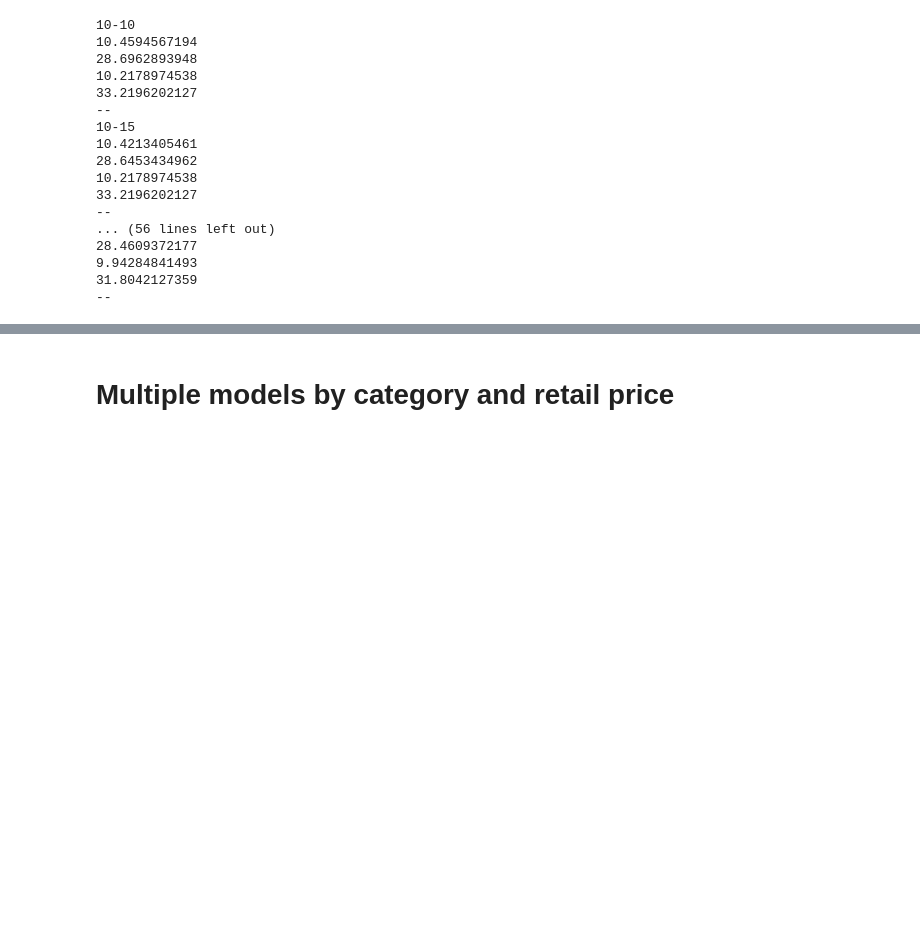
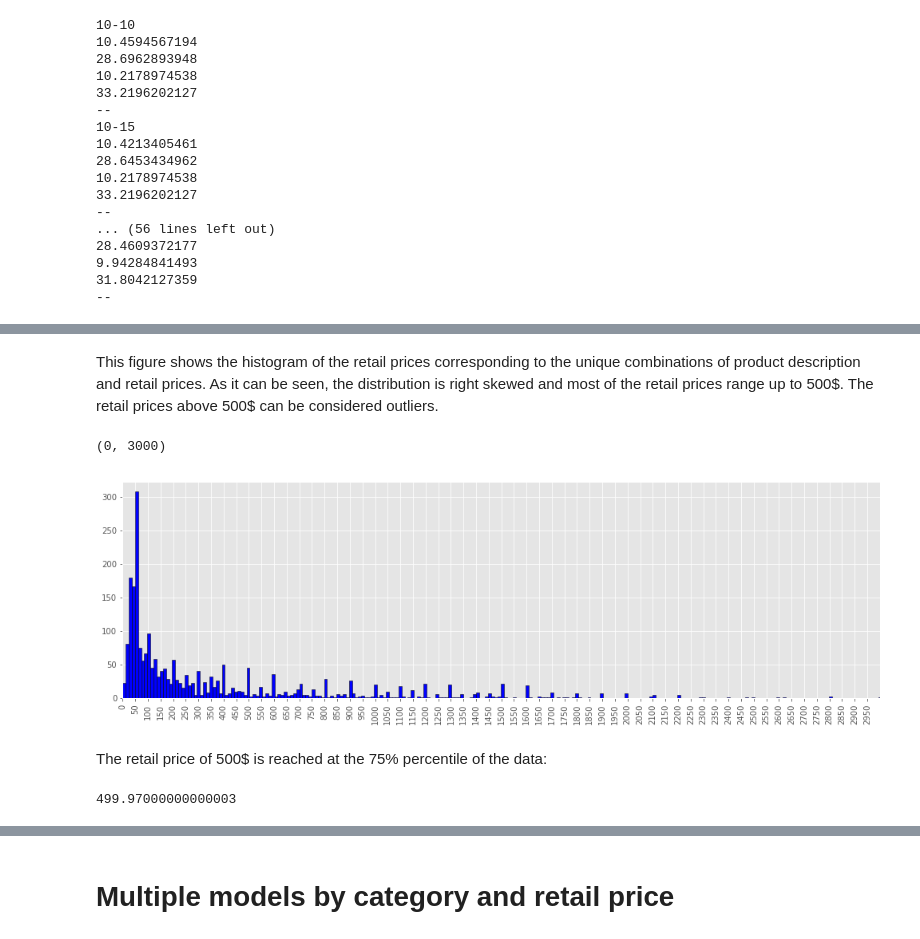
Before and after one commit to sergio-valmorisco-sierra/tfm_data_science_sergio_valmorisco_sierra, a Jupyter notebook: clustering_and_selling_price_prediction.ipynb, the cells around one changed output, grey strips where cells are left out. Saved outputs shown, nothing was run; the diff lists cells and outputs as text; code cells hidden in the pictures; blank space fills up the shorter version.

```diff
--- a/clustering_and_selling_price_prediction.ipynb
+++ b/clustering_and_selling_price_prediction.ipynb
@@ -901,0 +989,2 @@ for key, value in kFoldMedianAbsoluteErrorsRandomForestRegressor.items():
+# %%
+outcomesDf = pd.read_csv('./outcomes_clean.tsv',sep='\t')
@@ -901,0 +1074,7 @@ for key, value in kFoldMedianAbsoluteErrorsRandomForestRegressor.items():
+# %%
+descAndRetailPricesCombinations = outcomesDf.groupby(['desc','retail']).size().reset_index()
+descAndRetailPricesCombinations = descAndRetailPricesCombinations.drop(0,axis=1)
+#min-max scaler
+scaler = preprocessing.MinMaxScaler()
+#retail prices now range from 0 to 1
+retail_std = scaler.fit_transform(pd.DataFrame(descAndRetailPricesCombinations['retail']))
@@ -901,0 +1107,17 @@ for key, value in kFoldMedianAbsoluteErrorsRandomForestRegressor.items():
+# %% [markdown]
+This figure shows the histogram of the retail prices corresponding to the unique combinations of product description and retail prices. As it can be seen, the distribution is right skewed and most of the retail prices range up to 500\$. The retail prices above 500\$ can be considered outliers.
+# %%
+plt.figure(figsize=(17,5))
+
+plt.xticks(np.arange(0, 3000, 50),rotation=90)
+plt.hist(descAndRetailPricesCombinations['retail'], color = 'blue', edgecolor = 'black', bins = 2000)
+plt.xlim(0,3000)
+# %% [output]
+(0, 3000)
+[figure, added]
+# %% [markdown]
+The retail price of 500\$ is reached at the 75% percentile of the data:
+# %%
+np.percentile(descAndRetailPricesCombinations['retail'],75)
+# %% [output]
+499.97000000000003
```
Also changed, not shown: parts of 57 cells of this notebook.
